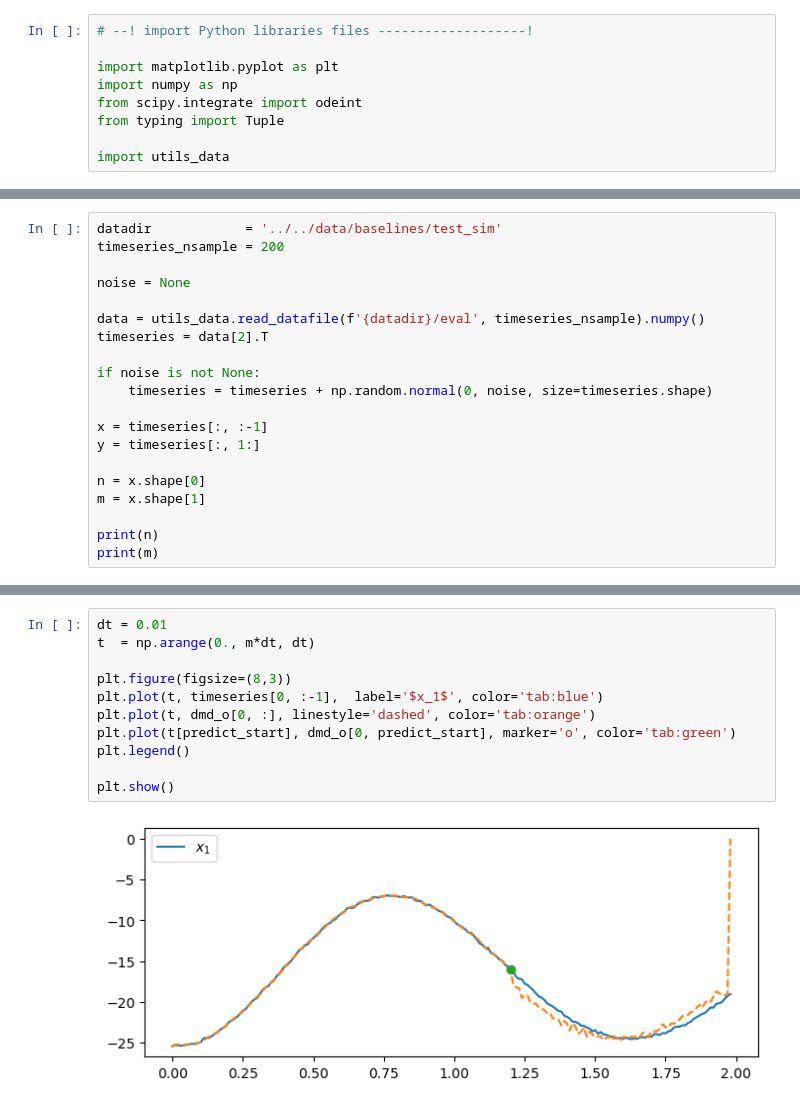
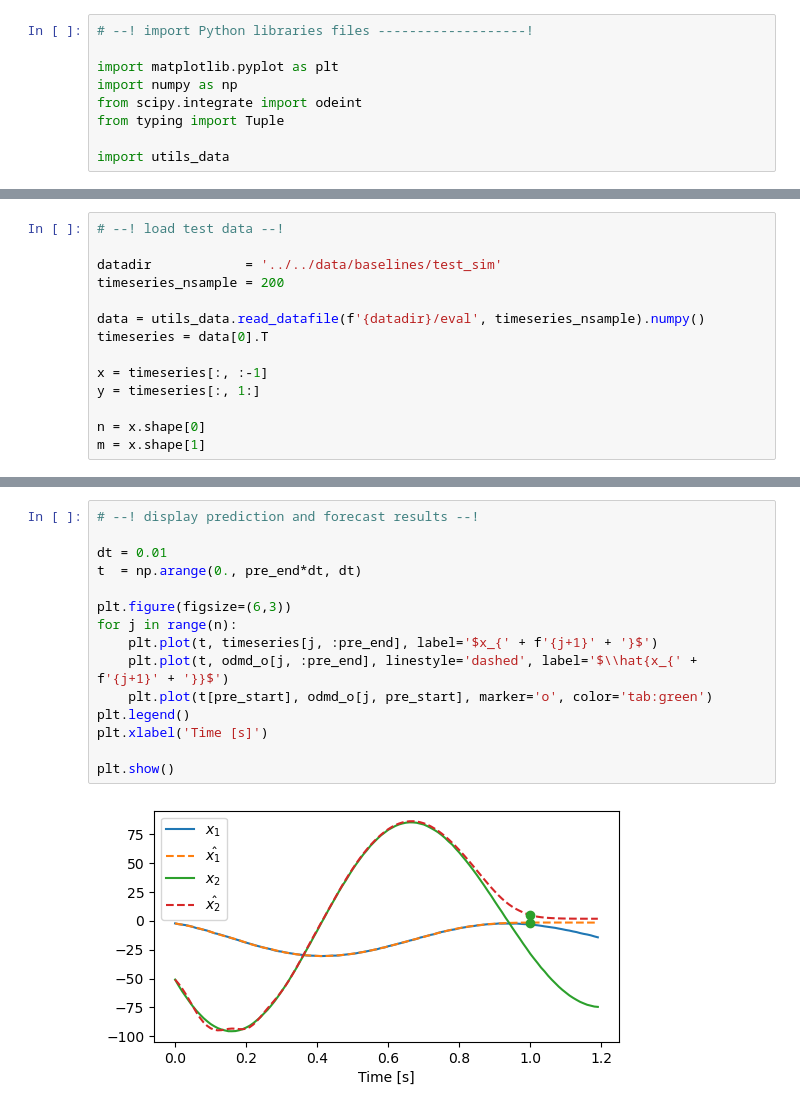
Before and after one commit to maalberg/kind, a Jupyter notebook: notebooks/baselines/02_baselines_odmd_online.ipynb, the cells around one changed output, grey strips where cells are left out. Drawn from its saved outputs; the diff is of its cells as text.

Commit message:
demonstrate how online dmd diverges during a forecast

```diff
--- a/notebooks/baselines/02_baselines_odmd_online.ipynb
+++ b/notebooks/baselines/02_baselines_odmd_online.ipynb
@@ -173,22 +175,16 @@ class OnlineDMD:
         evals, modes = np.linalg.eig(self.A)
         return evals, modes
 # %%
+# --! load test data --!
+
 datadir            = '../../data/baselines/test_sim'
 timeseries_nsample = 200
 
-noise = None
-
 data = utils_data.read_datafile(f'{datadir}/eval', timeseries_nsample).numpy()
-timeseries = data[2].T
-
-if noise is not None:
-    timeseries = timeseries + np.random.normal(0, noise, size=timeseries.shape)
+timeseries = data[0].T
 
 x = timeseries[:, :-1]
 y = timeseries[:, 1:]
 
 n = x.shape[0]
 m = x.shape[1]
-
-print(n)
-print(m)
@@ -234,13 +227,17 @@ for j in range(predict_start, m):
 # %%
+# --! display prediction and forecast results --!
+
 dt = 0.01
-t  = np.arange(0., m*dt, dt)
+t  = np.arange(0., pre_end*dt, dt)
 
-plt.figure(figsize=(8,3))
-plt.plot(t, timeseries[0, :-1],  label='$x_1$', color='tab:blue')
-plt.plot(t, dmd_o[0, :], linestyle='dashed', color='tab:orange')
-plt.plot(t[predict_start], dmd_o[0, predict_start], marker='o', color='tab:green')
+plt.figure(figsize=(6,3))
+for j in range(n):
+    plt.plot(t, timeseries[j, :pre_end], label='$x_{' + f'{j+1}' + '}$')
+    plt.plot(t, odmd_o[j, :pre_end], linestyle='dashed', label='$\\hat{x_{' + f'{j+1}' + '}}$')
+    plt.plot(t[pre_start], odmd_o[j, pre_start], marker='o', color='tab:green')
 plt.legend()
+plt.xlabel('Time [s]')
 
 plt.show()
 # %% [output]
-[figure, old version]
+[figure, new version]
```
Also changed, not shown: parts of 3 cells of this notebook.
